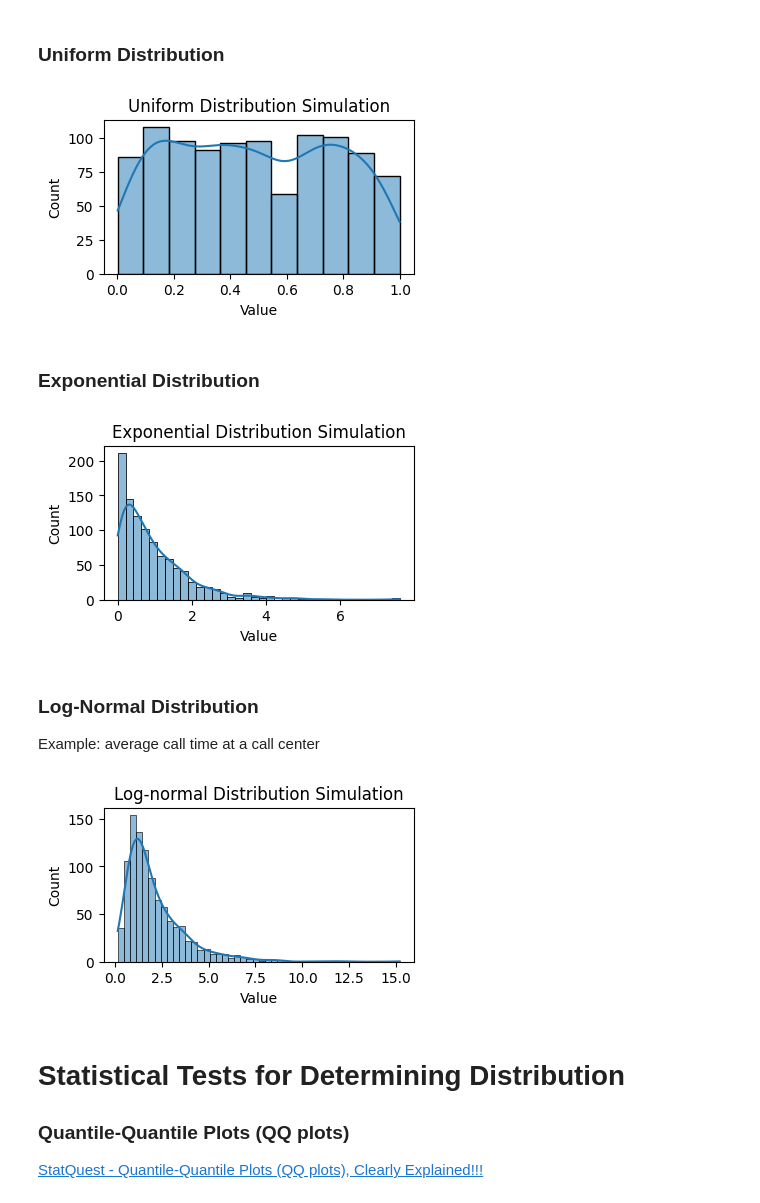
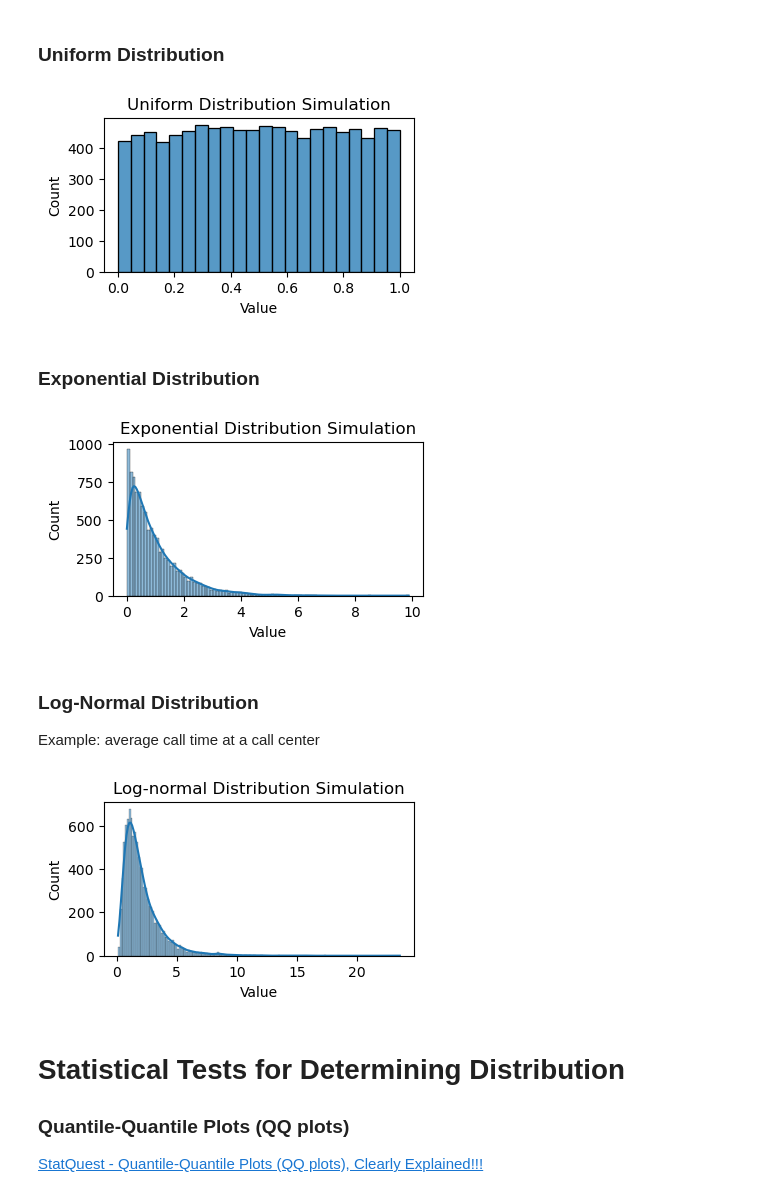
Before and after one commit to Jordanbarker/jordanbarker.github.io, a Jupyter notebook: Jupyter_Notebooks/Distributions.ipynb, the cells around one changed output. Saved outputs shown, nothing was run; the diff lists cells and outputs as text; code cells hidden in the pictures.

```diff
--- a/Jupyter_Notebooks/Distributions.ipynb
+++ b/Jupyter_Notebooks/Distributions.ipynb
@@ -30,9 +31,11 @@ import numpy as np
 import seaborn as sns
 import matplotlib.pyplot as plt
 import scipy.stats as stats
+import warnings
+warnings.simplefilter(action='ignore', category=FutureWarning)
 
 p = 0.7 # probability of getting a "success" (heads)
-num_simulations = 1000
+num_simulations = 10000
 
 # generate random bernoulli distributed variables (0 or 1)
 simulations = np.random.binomial(n=1, p=p, size=num_simulations)
@@ -176,18 +208,18 @@ plt.show()
 # %%
 low = 0 # lower boundary of the output interval
 high = 1 # upper boundary of the output interval
 
 # generate random Uniform distributed variables
 simulations = np.random.uniform(low=low, high=high, size=num_simulations)
 
 plt.figure(figsize=(4, 2))
-sns.histplot(simulations, color='#1f77b4', kde=True)
+sns.histplot(simulations, color='#1f77b4')
 plt.xlabel('Value')
 plt.ylabel('Count')
 plt.title('Uniform Distribution Simulation')
 plt.show()
 # %% [output]
-[figure, old version]
+[figure, new version]
 # %% [markdown]
 ### Exponential Distribution <a name="exponential-distribution"></a>
 # %%
@@ -203,7 +235,7 @@ plt.ylabel('Count')
 plt.title('Exponential Distribution Simulation')
 plt.show()
 # %% [output]
-[figure, old version]
+[figure, new version]
 # %% [markdown]
 ### Log-Normal Distribution <a name="lognormal-distribution"></a>
 Example: average call time at a call center
@@ -221,7 +253,7 @@ plt.ylabel('Count')
 plt.title('Log-normal Distribution Simulation')
 plt.show()
 # %% [output]
-[figure, old version]
+[figure, new version]
 # %% [markdown]
 # Statistical Tests for Determining Distribution <a name="test-distributions"></a>
 ### Quantile-Quantile Plots (QQ plots) <a name="qq-plot"></a>
```
Also changed, not shown: parts of 10 cells of this notebook, 1 other file.
